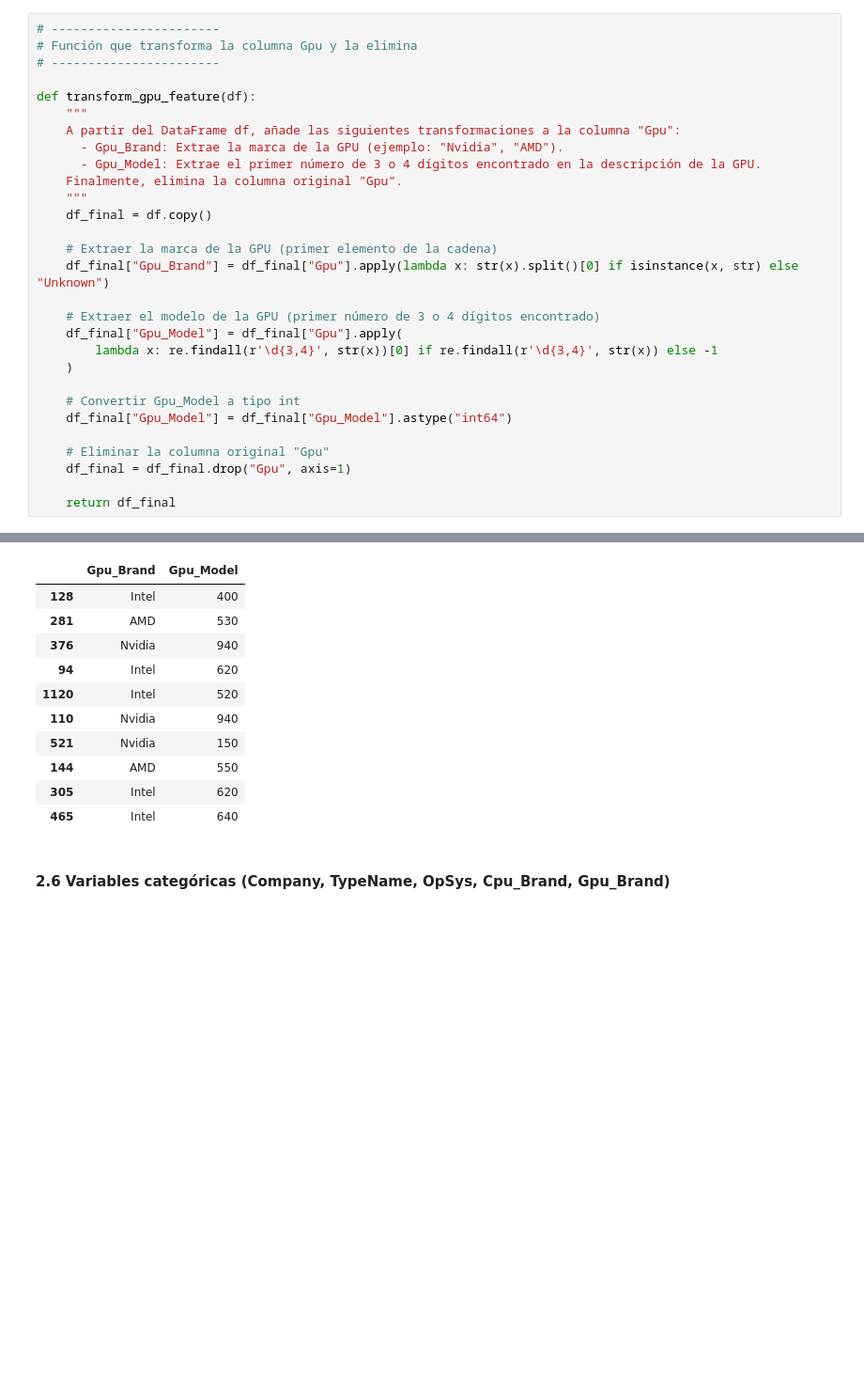
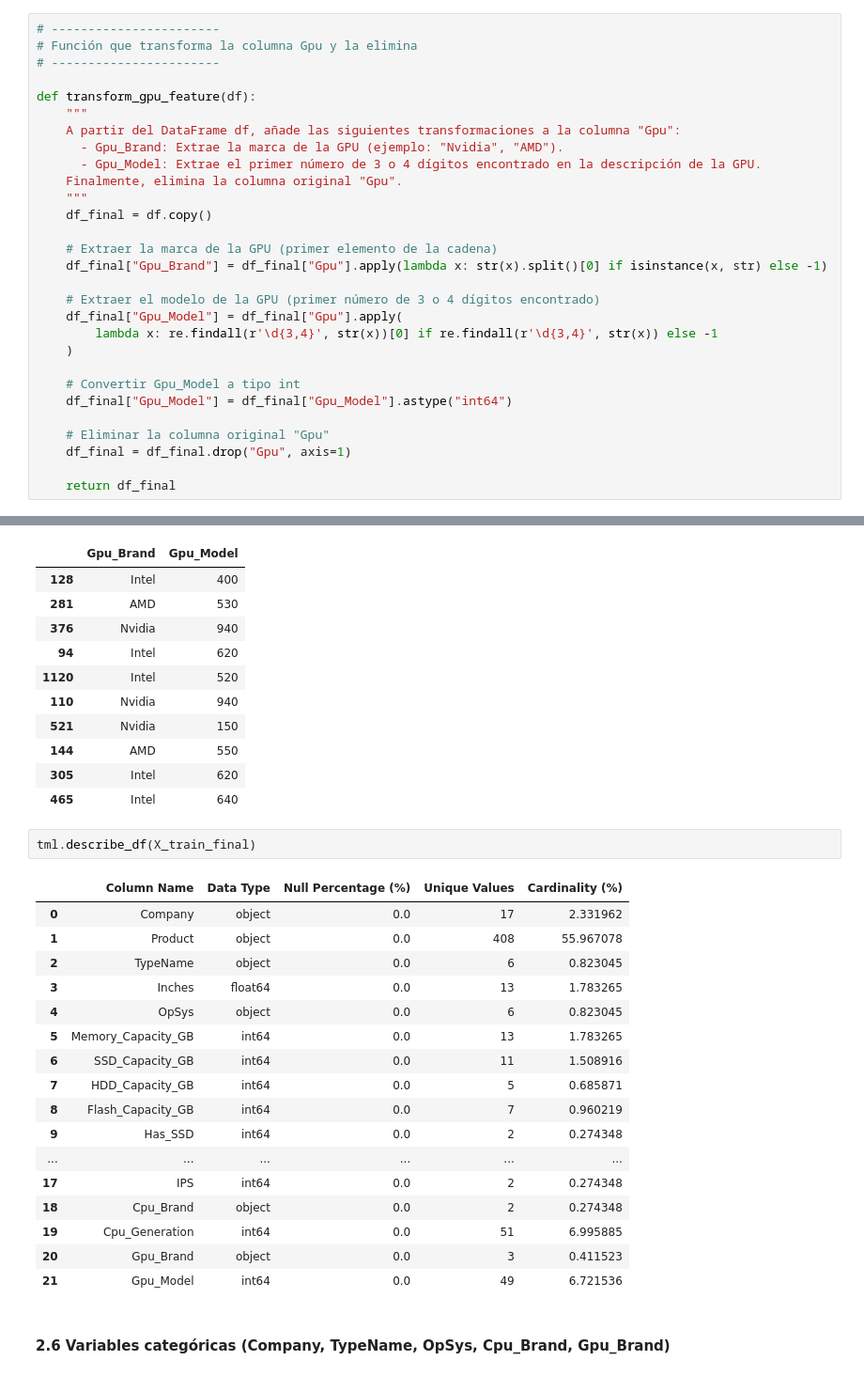
Before and after one commit to rafaneda7/ONLINE_DS_THEBRIDGE_RAFAELNEDA, a Jupyter notebook: Masterclass/Kaggle/src/notebooks/Kaggle_submission_V2 (Agrupar features - Ordinal Encoding) RSME in Kaggle = 244.868.ipynb, the cells around one changed output, grey strips where cells are left out. Shown at 94% size. Saved outputs shown, nothing was run; the diff lists cells and outputs as text; blank space fills up the shorter version.

```diff
--- a/Masterclass/Kaggle/src/notebooks/Kaggle_submission_V2 (Agrupar features - Ordinal Encoding) RSME in Kaggle = 244.868.ipynb
+++ b/Masterclass/Kaggle/src/notebooks/Kaggle_submission_V2 (Agrupar features - Ordinal Encoding) RSME in Kaggle = 244.868.ipynb
@@ -614,7 +598,7 @@ def transform_gpu_feature(df):
     df_final = df.copy()
 
     # Extraer la marca de la GPU (primer elemento de la cadena)
-    df_final["Gpu_Brand"] = df_final["Gpu"].apply(lambda x: str(x).split()[0] if isinstance(x, str) else "Unknown")
+    df_final["Gpu_Brand"] = df_final["Gpu"].apply(lambda x: str(x).split()[0] if isinstance(x, str) else -1)
 
     # Extraer el modelo de la GPU (primer número de 3 o 4 dígitos encontrado)
     df_final["Gpu_Model"] = df_final["Gpu"].apply(
@@ -655,6 +639,26 @@ X_train_final[cols_to_show5].sample(10)
 | 144 | AMD | 550 |
 | 305 | Intel | 620 |
 | 465 | Intel | 640 |
+# %%
+tml.describe_df(X_train_final)
+# %% [output]
+|  | Column Name | Data Type | Null Percentage (%) | Unique Values | Cardinality (%) |
+| 0 | Company | object | 0.0 | 17 | 2.331962 |
+| 1 | Product | object | 0.0 | 408 | 55.967078 |
+| 2 | TypeName | object | 0.0 | 6 | 0.823045 |
+| 3 | Inches | float64 | 0.0 | 13 | 1.783265 |
+| 4 | OpSys | object | 0.0 | 6 | 0.823045 |
+| 5 | Memory_Capacity_GB | int64 | 0.0 | 13 | 1.783265 |
+| 6 | SSD_Capacity_GB | int64 | 0.0 | 11 | 1.508916 |
+| 7 | HDD_Capacity_GB | int64 | 0.0 | 5 | 0.685871 |
+| 8 | Flash_Capacity_GB | int64 | 0.0 | 7 | 0.960219 |
+| 9 | Has_SSD | int64 | 0.0 | 2 | 0.274348 |
+| ... | ... | ... | ... | ... | ... |
+| 17 | IPS | int64 | 0.0 | 2 | 0.274348 |
+| 18 | Cpu_Brand | object | 0.0 | 2 | 0.274348 |
+| 19 | Cpu_Generation | int64 | 0.0 | 51 | 6.995885 |
+| 20 | Gpu_Brand | object | 0.0 | 3 | 0.411523 |
+| 21 | Gpu_Model | int64 | 0.0 | 49 | 6.721536 |
 # %% [markdown]
 #### 2.6 Variables categóricas (Company, TypeName, OpSys, Cpu_Brand, Gpu_Brand)
 # %%
```
Also changed, not shown: parts of 7 cells of this notebook.
